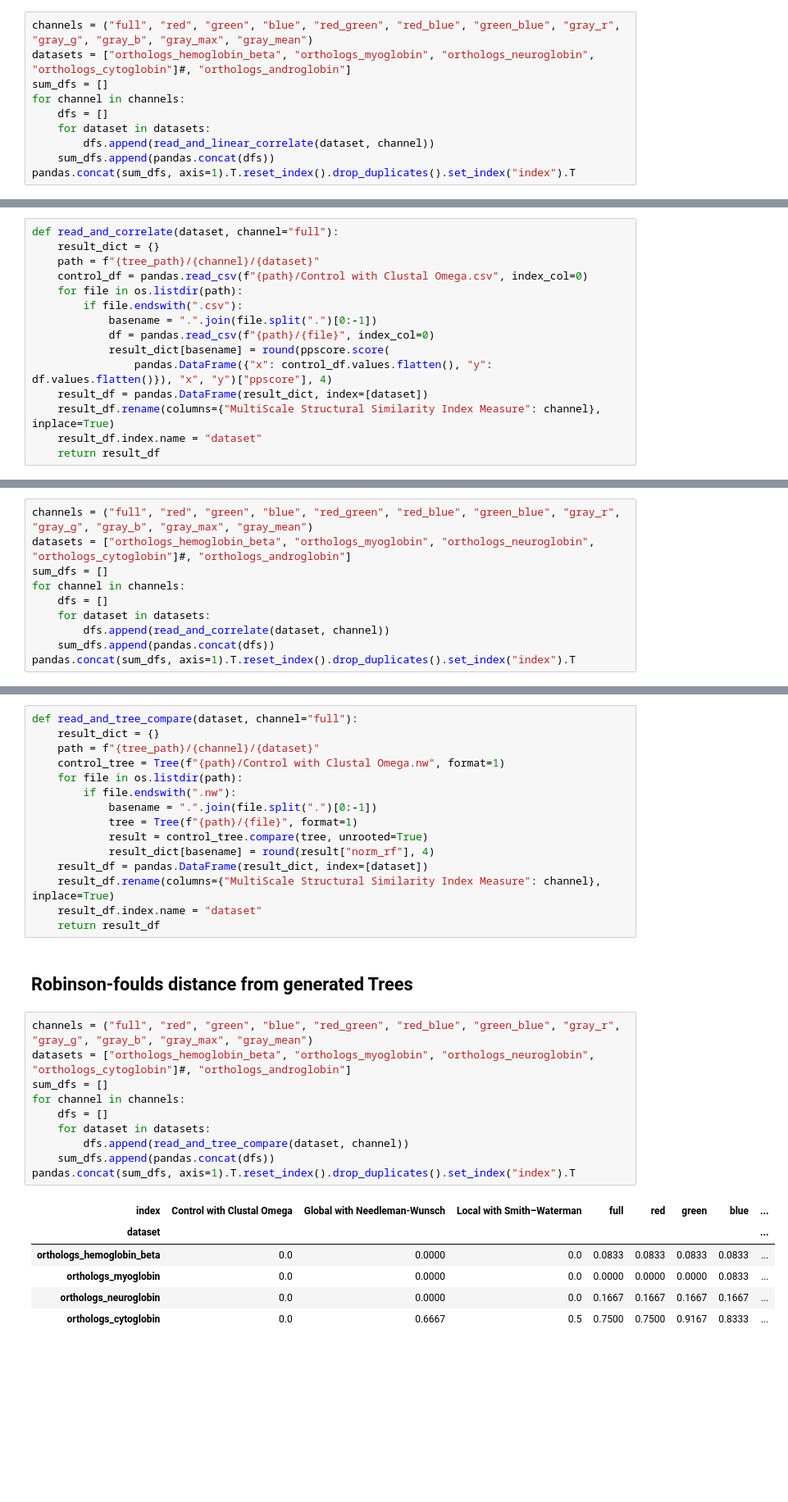
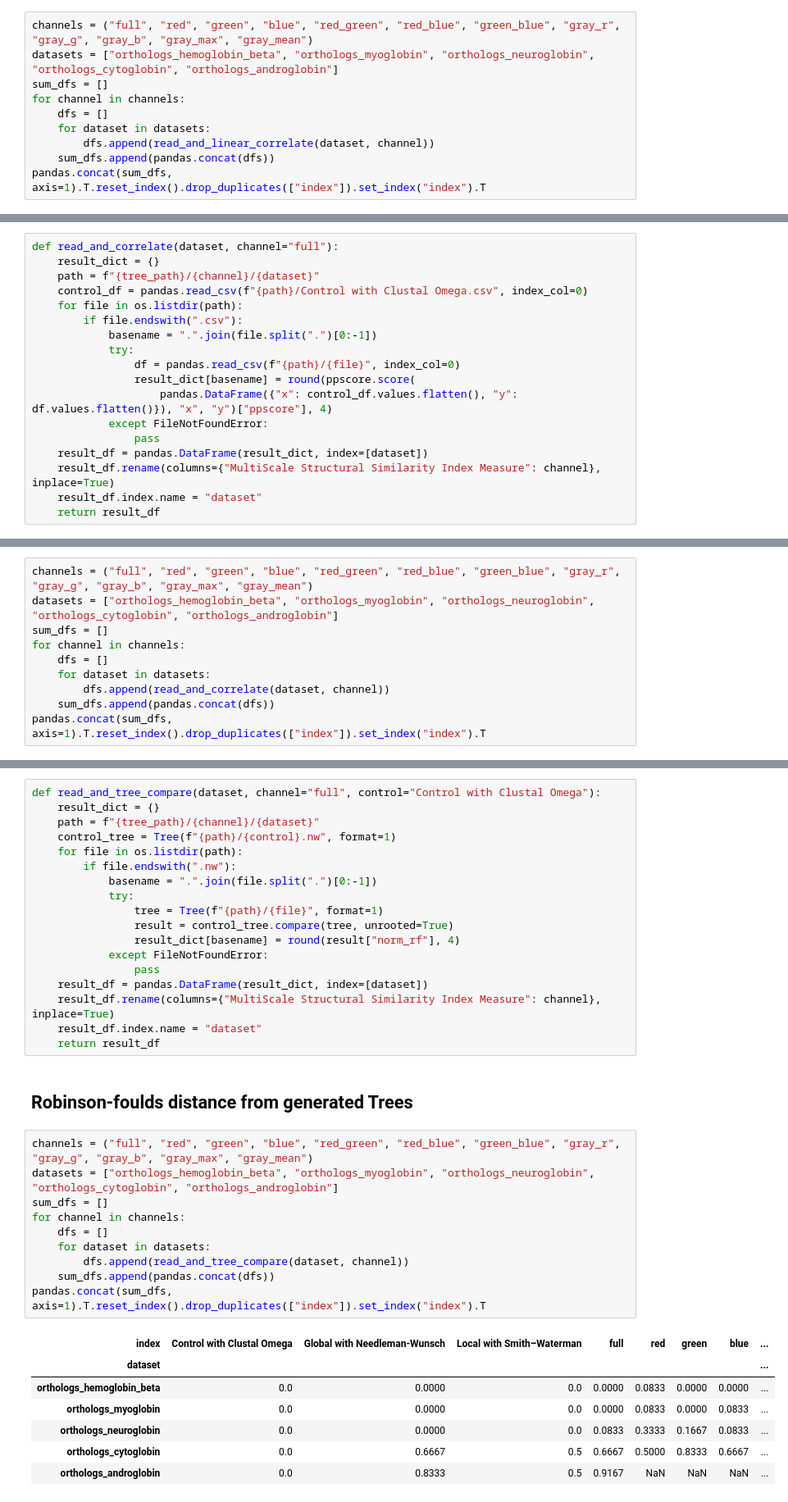
Before and after one commit to TreeTechDev/biomodelml, a Jupyter notebook: notebooks/results/Feature Analysis by Channel.ipynb, the cells around one changed output, grey strips where cells are left out. Shown at 82% size. Drawn from its saved outputs; the diff is of its cells as text; blank space fills up the shorter version.

```diff
--- a/notebooks/results/Feature Analysis by Channel.ipynb
+++ b/notebooks/results/Feature Analysis by Channel.ipynb
@@ -118,14 +72,14 @@ def read_and_linear_correlate(dataset, channel="full"):
 ## Linear Correlation from distance matrices
 # %%
 channels = ("full", "red", "green", "blue", "red_green", "red_blue", "green_blue", "gray_r", "gray_g", "gray_b", "gray_max", "gray_mean")
-datasets = ["orthologs_hemoglobin_beta", "orthologs_myoglobin", "orthologs_neuroglobin", "orthologs_cytoglobin"]#, "orthologs_androglobin"]
+datasets = ["orthologs_hemoglobin_beta", "orthologs_myoglobin", "orthologs_neuroglobin", "orthologs_cytoglobin", "orthologs_androglobin"]
 sum_dfs = []
 for channel in channels:
     dfs = []
     for dataset in datasets:
         dfs.append(read_and_linear_correlate(dataset, channel))
     sum_dfs.append(pandas.concat(dfs))
-pandas.concat(sum_dfs, axis=1).T.reset_index().drop_duplicates().set_index("index").T
+pandas.concat(sum_dfs, axis=1).T.reset_index().drop_duplicates(["index"]).set_index("index").T
 # %% [output]
 | index | Control with Clustal Omega | Global with Needleman-Wunsch | Local with Smith–Waterman | full | red | green | blue | ... |
 | dataset |  |  |  |  |  |  |  | ... |
@@ -141,9 +96,12 @@ def read_and_correlate(dataset, channel="full"):
     for file in os.listdir(path):
         if file.endswith(".csv"):
             basename = ".".join(file.split(".")[0:-1])
-            df = pandas.read_csv(f"{path}/{file}", index_col=0)
-            result_dict[basename] = round(ppscore.score(
-                pandas.DataFrame({"x": control_df.values.flatten(), "y": df.values.flatten()}), "x", "y")["ppscore"], 4)
+            try:
+                df = pandas.read_csv(f"{path}/{file}", index_col=0)
+                result_dict[basename] = round(ppscore.score(
+                    pandas.DataFrame({"x": control_df.values.flatten(), "y": df.values.flatten()}), "x", "y")["ppscore"], 4)
+            except FileNotFoundError:
+                pass
     result_df = pandas.DataFrame(result_dict, index=[dataset])
     result_df.rename(columns={"MultiScale Structural Similarity Index Measure": channel}, inplace=True)
     result_df.index.name = "dataset"
@@ -152,14 +110,14 @@ def read_and_correlate(dataset, channel="full"):
 ## Predictive Power Score from distance matrices
 # %%
 channels = ("full", "red", "green", "blue", "red_green", "red_blue", "green_blue", "gray_r", "gray_g", "gray_b", "gray_max", "gray_mean")
-datasets = ["orthologs_hemoglobin_beta", "orthologs_myoglobin", "orthologs_neuroglobin", "orthologs_cytoglobin"]#, "orthologs_androglobin"]
+datasets = ["orthologs_hemoglobin_beta", "orthologs_myoglobin", "orthologs_neuroglobin", "orthologs_cytoglobin", "orthologs_androglobin"]
 sum_dfs = []
 for channel in channels:
     dfs = []
     for dataset in datasets:
         dfs.append(read_and_correlate(dataset, channel))
     sum_dfs.append(pandas.concat(dfs))
-pandas.concat(sum_dfs, axis=1).T.reset_index().drop_duplicates().set_index("index").T
+pandas.concat(sum_dfs, axis=1).T.reset_index().drop_duplicates(["index"]).set_index("index").T
 # %% [output]
 | index | Control with Clustal Omega | Global with Needleman-Wunsch | Local with Smith–Waterman | full | red | green | blue | ... |
 | dataset |  |  |  |  |  |  |  | ... |
@@ -170,14 +129,17 @@ pandas.concat(sum_dfs, axis=1).T.reset_index().drop_duplicates().set_index("inde
 # %%
-def read_and_tree_compare(dataset, channel="full"):
+def read_and_tree_compare(dataset, channel="full", control="Control with Clustal Omega"):
     result_dict = {}
     path = f"{tree_path}/{channel}/{dataset}"
-    control_tree = Tree(f"{path}/Control with Clustal Omega.nw", format=1)
+    control_tree = Tree(f"{path}/{control}.nw", format=1)
     for file in os.listdir(path):
         if file.endswith(".nw"):
             basename = ".".join(file.split(".")[0:-1])
-            tree = Tree(f"{path}/{file}", format=1)
-            result = control_tree.compare(tree, unrooted=True)
-            result_dict[basename] = round(result["norm_rf"], 4)
+            try:
+                tree = Tree(f"{path}/{file}", format=1)
+                result = control_tree.compare(tree, unrooted=True)
+                result_dict[basename] = round(result["norm_rf"], 4)
+            except FileNotFoundError:
+                pass
     result_df = pandas.DataFrame(result_dict, index=[dataset])
     result_df.rename(columns={"MultiScale Structural Similarity Index Measure": channel}, inplace=True)
     result_df.index.name = "dataset"
@@ -186,18 +148,19 @@ def read_and_tree_compare(dataset, channel="full"):
 ## Robinson-foulds distance from generated Trees
 # %%
 channels = ("full", "red", "green", "blue", "red_green", "red_blue", "green_blue", "gray_r", "gray_g", "gray_b", "gray_max", "gray_mean")
-datasets = ["orthologs_hemoglobin_beta", "orthologs_myoglobin", "orthologs_neuroglobin", "orthologs_cytoglobin"]#, "orthologs_androglobin"]
+datasets = ["orthologs_hemoglobin_beta", "orthologs_myoglobin", "orthologs_neuroglobin", "orthologs_cytoglobin", "orthologs_androglobin"]
 sum_dfs = []
 for channel in channels:
     dfs = []
     for dataset in datasets:
         dfs.append(read_and_tree_compare(dataset, channel))
     sum_dfs.append(pandas.concat(dfs))
-pandas.concat(sum_dfs, axis=1).T.reset_index().drop_duplicates().set_index("index").T
+pandas.concat(sum_dfs, axis=1).T.reset_index().drop_duplicates(["index"]).set_index("index").T
 # %% [output]
 | index | Control with Clustal Omega | Global with Needleman-Wunsch | Local with Smith–Waterman | full | red | green | blue | ... |
 | dataset |  |  |  |  |  |  |  | ... |
-| orthologs_hemoglobin_beta | 0.0 | 0.0000 | 0.0 | 0.0833 | 0.0833 | 0.0833 | 0.0833 | ... |
-| orthologs_myoglobin | 0.0 | 0.0000 | 0.0 | 0.0000 | 0.0000 | 0.0000 | 0.0833 | ... |
-| orthologs_neuroglobin | 0.0 | 0.0000 | 0.0 | 0.1667 | 0.1667 | 0.1667 | 0.1667 | ... |
-| orthologs_cytoglobin | 0.0 | 0.6667 | 0.5 | 0.7500 | 0.7500 | 0.9167 | 0.8333 | ... |
+| orthologs_hemoglobin_beta | 0.0 | 0.0000 | 0.0 | 0.0000 | 0.0833 | 0.0000 | 0.0000 | ... |
+| orthologs_myoglobin | 0.0 | 0.0000 | 0.0 | 0.0000 | 0.0833 | 0.0000 | 0.0833 | ... |
+| orthologs_neuroglobin | 0.0 | 0.0000 | 0.0 | 0.0833 | 0.3333 | 0.1667 | 0.0833 | ... |
+| orthologs_cytoglobin | 0.0 | 0.6667 | 0.5 | 0.6667 | 0.5000 | 0.8333 | 0.6667 | ... |
+| orthologs_androglobin | 0.0 | 0.8333 | 0.5 | 0.9167 | NaN | NaN | NaN | ... |
```
Also changed, not shown: parts of 15 cells of this notebook, 4 other files.
